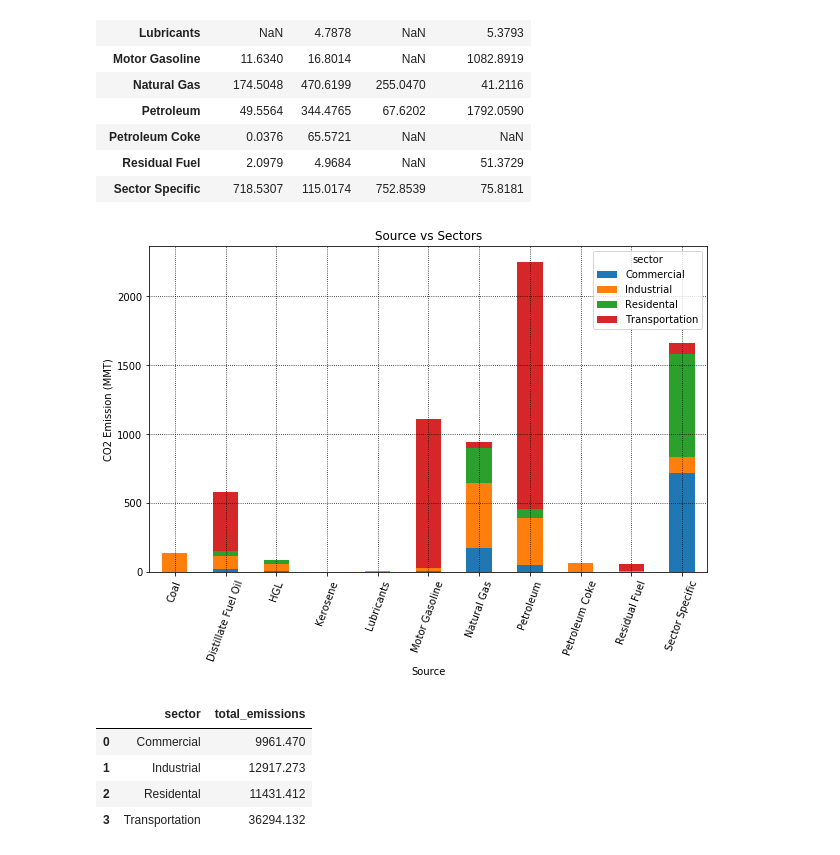
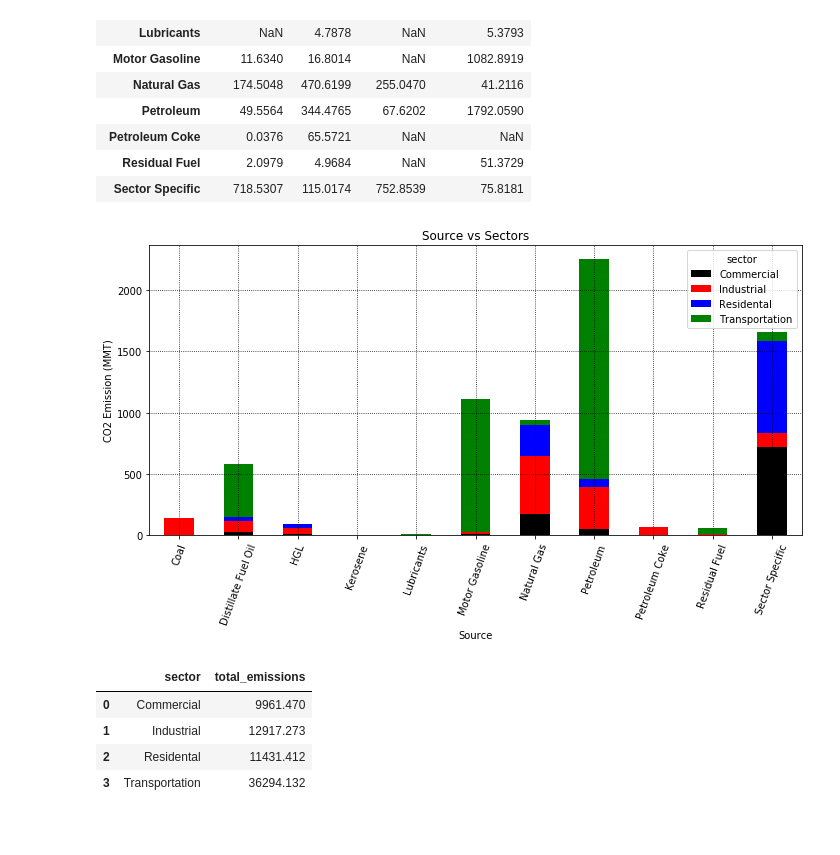
Before and after one commit to DanielMJones2005/Project-1, a Jupyter notebook: work_files/DataVisualization.ipynb, the cells around one changed output. Cells and saved outputs as stored; diff of their text form; code cells hidden in the pictures; blank space fills up the shorter version.

```diff
--- a/work_files/DataVisualization.ipynb
+++ b/work_files/DataVisualization.ipynb
@@ -12,6 +14,6 @@ warnings.filterwarnings('ignore')
 # %%
 # Read School and Student Data File and store into Pandas Data Frames
-co2_ems_df = pd.read_csv("Resources/CO2Ems10YrResIndComTrn.csv")
+co2_ems_df = pd.read_csv("CO2Ems10YrResIndComTrn.csv")
 co2_ems_df = co2_ems_df[["sector", "source", "year", "value"]]
 co2_ems_df = co2_ems_df.loc[co2_ems_df["source"] != "Total Energy" ]
 
@@ -83,22 +85,21 @@ co2_ems_pivot_df
 | Residual Fuel | 2.0979 | 4.9684 | NaN | 51.3729 |
 | Sector Specific | 718.5307 | 115.0174 | 752.8539 | 75.8181 |
 # %%
+my_colors = list(islice(cycle(['black', 'red', 'blue', 'green']), None, len(co2_ems_pivot_df)))
 
-ax = co2_ems_pivot_df.plot(kind='bar', stacked=True, figsize=(10, 6))
+ax = co2_ems_pivot_df.plot(kind='bar', stacked=True, color=my_colors, figsize=(10, 6))
 # ax.figure(figsize=(12, 8))
 ax.set_title("Source vs Sectors")
 ax.set_xlabel("Source")
 ax.set_ylabel("CO2 Emission (MMT)")
-# x_labels = pd.Series((v[1] for v in first_last_list))
-# ax.set_xticklabels(x_labels)
 plt.grid(b=True, which='major', color='black', linestyle=':')
-# plt.figsize=(12)
+
 plt.xticks(rotation=70)
-# plt.legend(handlelength=1.)
-
-plt.show()
+plt.tight_layout()
+plt.savefig("CO2EmissionSourcesVsSectors.png")
+# plt.show()
 # %% [output]
-[figure, old version]
+[figure, new version]
 # %%
 co2_ems_10Y_gdf = co2_ems_nosingle_df.groupby(["sector"])["value"].sum().rename(columns={'value': 'values'})
 
```
Also changed, not shown: parts of 20 cells of this notebook.
